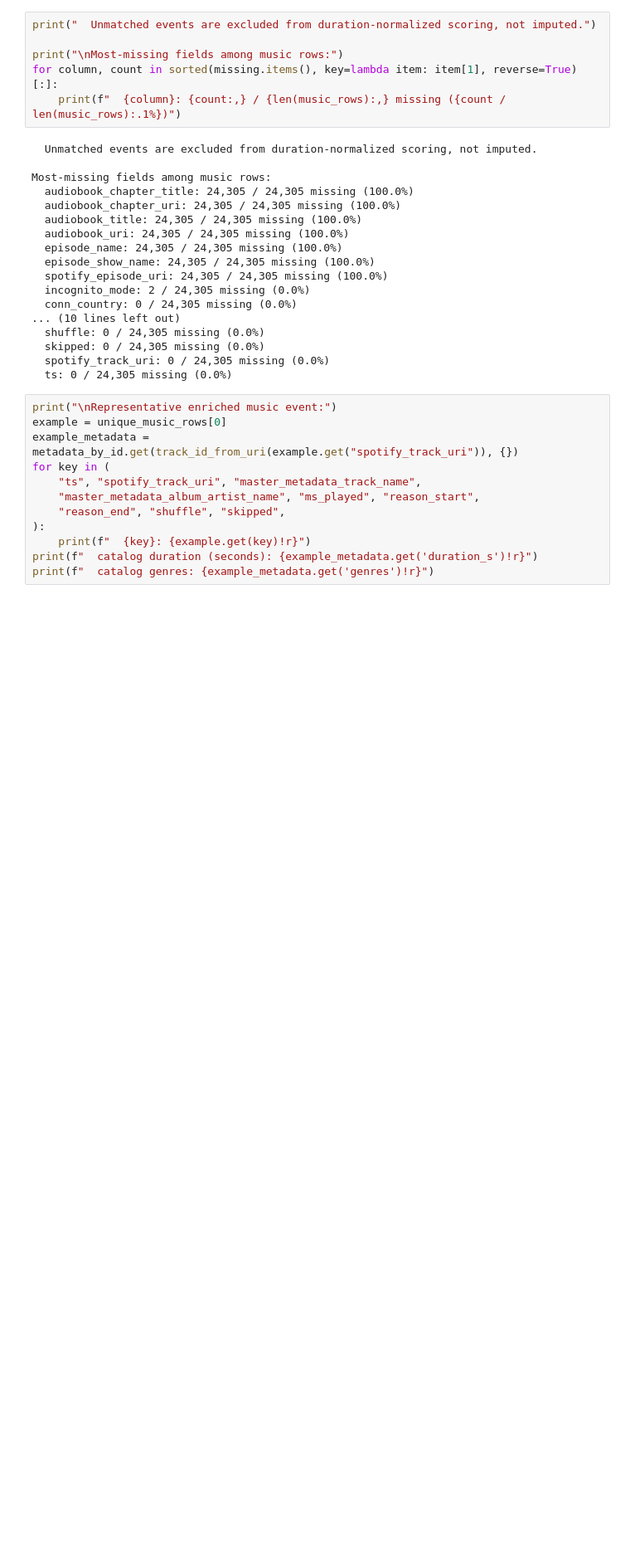
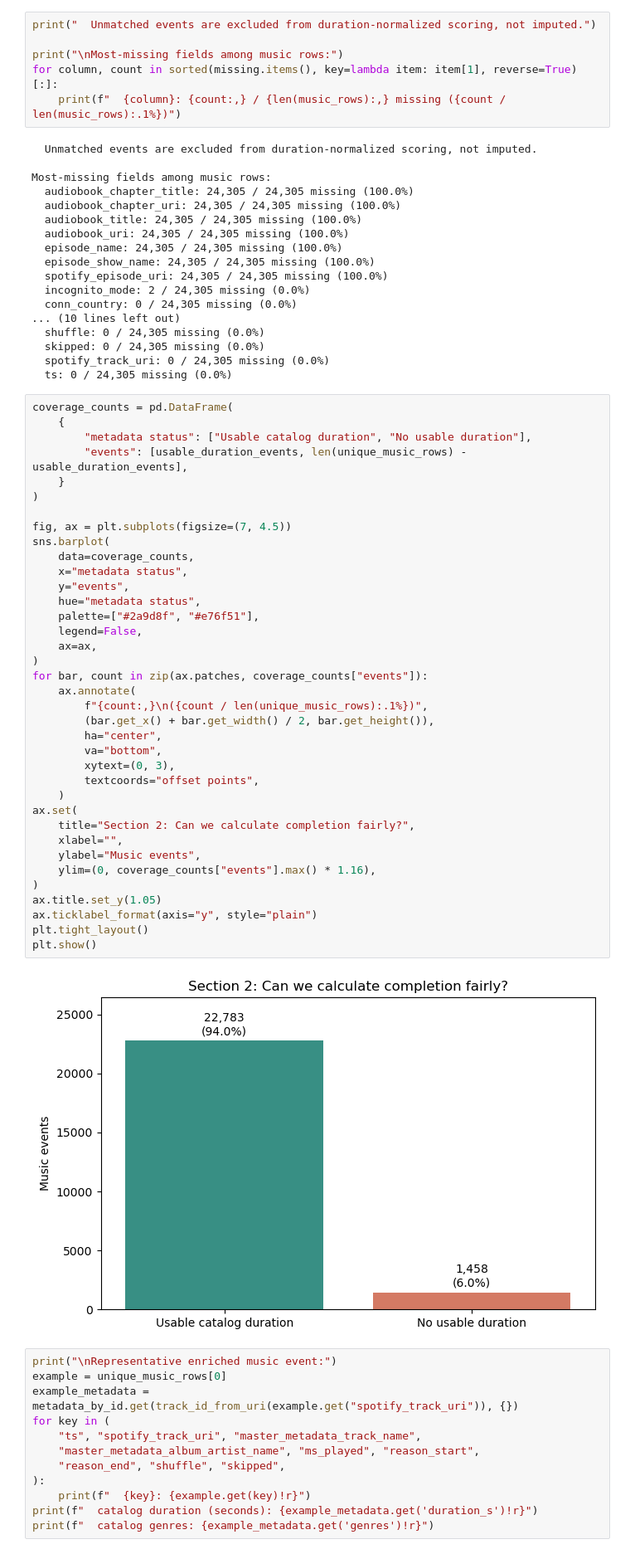
Before and after one commit to kaleb-asefa/rewind, a Jupyter notebook: notebooks/contextual_rejection_model.ipynb, the cells around one changed output. Shown at 83% size. Drawn from its saved outputs; the diff is of its cells as text; blank space fills up the shorter version.

```diff
--- a/notebooks/contextual_rejection_model.ipynb
+++ b/notebooks/contextual_rejection_model.ipynb
@@ -240,6 +297,45 @@ Most-missing fields among music rows:
   skipped: 0 / 24,305 missing (0.0%)
   spotify_track_uri: 0 / 24,305 missing (0.0%)
   ts: 0 / 24,305 missing (0.0%)
+# %%
+coverage_counts = pd.DataFrame(
+    {
+        "metadata status": ["Usable catalog duration", "No usable duration"],
+        "events": [usable_duration_events, len(unique_music_rows) - usable_duration_events],
+    }
+)
+
+fig, ax = plt.subplots(figsize=(7, 4.5))
+sns.barplot(
+    data=coverage_counts,
+    x="metadata status",
+    y="events",
+    hue="metadata status",
+    palette=["#2a9d8f", "#e76f51"],
+    legend=False,
+    ax=ax,
+)
+for bar, count in zip(ax.patches, coverage_counts["events"]):
+    ax.annotate(
+        f"{count:,}\n({count / len(unique_music_rows):.1%})",
+        (bar.get_x() + bar.get_width() / 2, bar.get_height()),
+        ha="center",
+        va="bottom",
+        xytext=(0, 3),
+        textcoords="offset points",
+    )
+ax.set(
+    title="Section 2: Can we calculate completion fairly?",
+    xlabel="",
+    ylabel="Music events",
+    ylim=(0, coverage_counts["events"].max() * 1.16),
+)
+ax.title.set_y(1.05)
+ax.ticklabel_format(axis="y", style="plain")
+plt.tight_layout()
+plt.show()
+# %% [output]
+[figure, added]
 # %%
 print("\nRepresentative enriched music event:")
 example = unique_music_rows[0]
```
Also changed, not shown: parts of 4 cells of this notebook.
